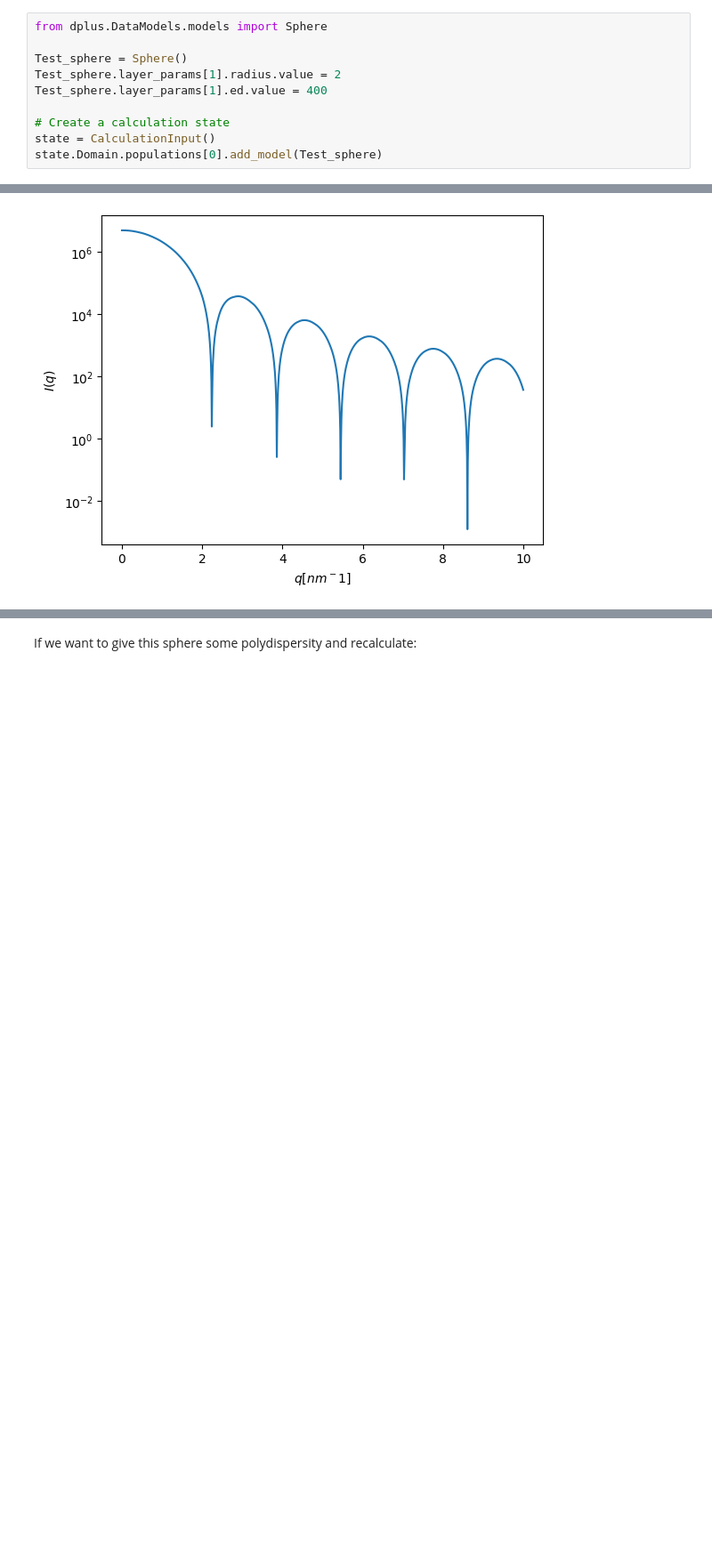
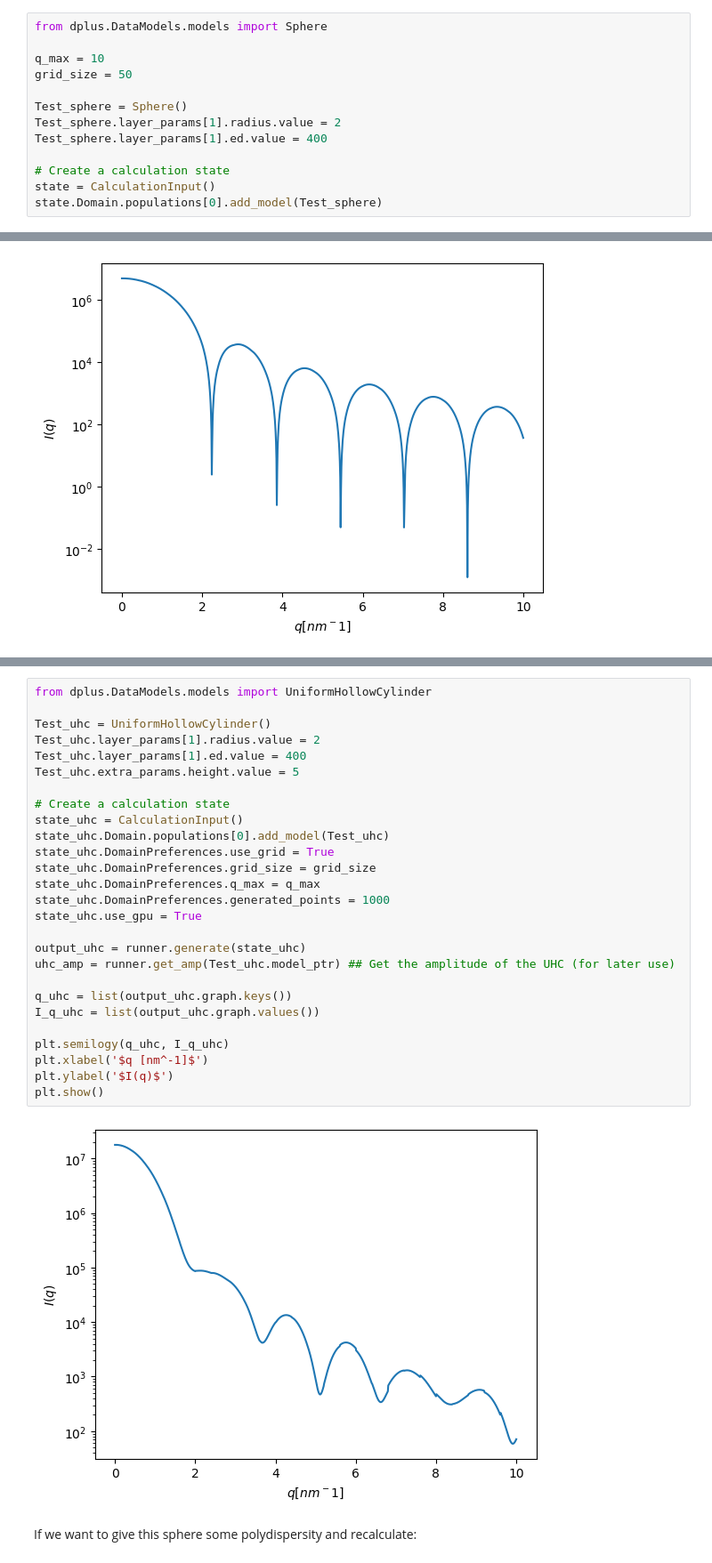
Before and after one commit to uri-raviv-lab/dplus-dev, a Jupyter notebook: PythonInterface/getting_started.ipynb, the cells around one changed output, grey strips where cells are left out. Shown at 89% size. Cells and saved outputs as stored; diff of their text form; blank space fills up the shorter version.

```diff
--- a/PythonInterface/getting_started.ipynb
+++ b/PythonInterface/getting_started.ipynb
@@ -13,6 +13,9 @@ runner = EmbeddedLocalRunner()
 Now, we shall build our state, containing a sphere of radius 2nm and electron density 400
 # %%
 from dplus.DataModels.models import Sphere
+
+q_max = 10
+grid_size = 50
 
 Test_sphere = Sphere()
 Test_sphere.layer_params[1].radius.value = 2
@@ -51,3 +57,32 @@ plt.show()
+# %%
+from dplus.DataModels.models import UniformHollowCylinder
+
+Test_uhc = UniformHollowCylinder()
+Test_uhc.layer_params[1].radius.value = 2
+Test_uhc.layer_params[1].ed.value = 400
+Test_uhc.extra_params.height.value = 5
+
+# Create a calculation state
+state_uhc = CalculationInput()
+state_uhc.Domain.populations[0].add_model(Test_uhc)
+state_uhc.DomainPreferences.use_grid = True
+state_uhc.DomainPreferences.grid_size = grid_size
+state_uhc.DomainPreferences.q_max = q_max
+state_uhc.DomainPreferences.generated_points = 1000
+state_uhc.use_gpu = True
+
+output_uhc = runner.generate(state_uhc)
+uhc_amp = runner.get_amp(Test_uhc.model_ptr) ## Get the amplitude of the UHC (for later use)
+
+q_uhc = list(output_uhc.graph.keys())
+I_q_uhc = list(output_uhc.graph.values())
+
+plt.semilogy(q_uhc, I_q_uhc)
+plt.xlabel('$q [nm^-1]$')
+plt.ylabel('$I(q)$')
+plt.show()
+# %% [output]
+[figure, added]
 # %% [markdown]
 If we want to give this sphere some polydispersity and recalculate:
 # %%
```
Also changed, not shown: parts of 38 cells of this notebook, 6 other files.
